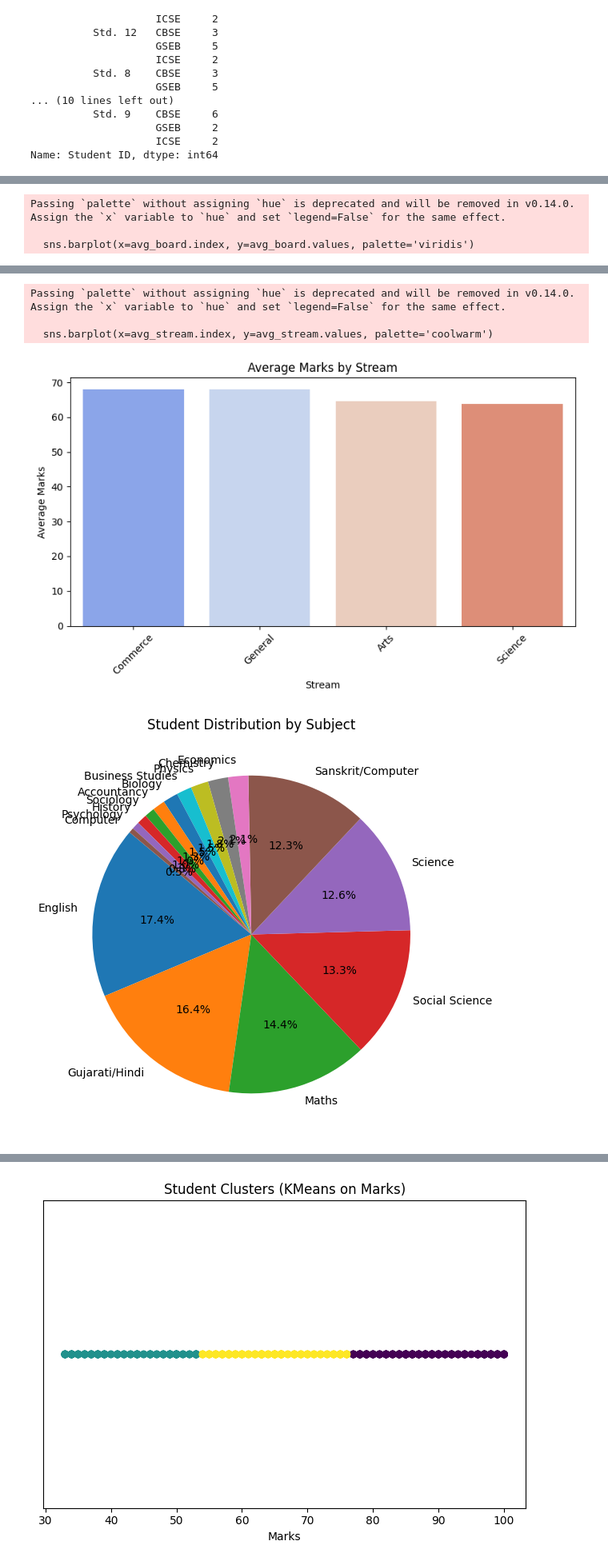
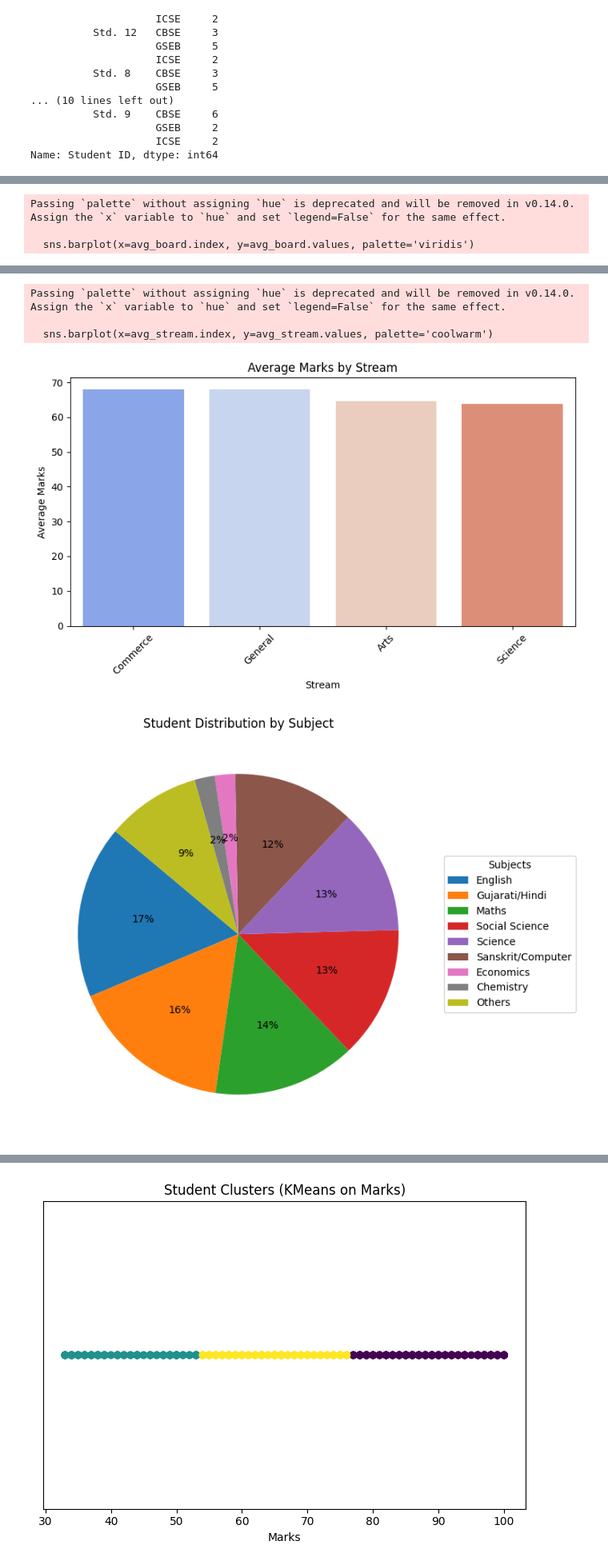
Before and after one commit to sonjaove/progg-and-DS-from-IITM, a Jupyter notebook: trial.ipynb, the cells around one changed output, grey strips where cells are left out. Shown at 80% size. Drawn from its saved outputs; the diff is of its cells as text; code cells hidden in the pictures.

Commit message:
a few plotting changes

```diff
--- a/trial.ipynb
+++ b/trial.ipynb
@@ -70,17 +70,19 @@ print("\n🔹 Missing Values:")
 print(df.isnull().sum())
 
 # Distribution of Marks
+avg_marks = df.groupby('Student ID')['Marks'].mean()
 plt.figure(figsize=(8, 5))
-sns.histplot(df['Marks'], bins=20, kde=True)
-plt.title('Distribution of Marks')
-plt.xlabel('Marks')
+sns.histplot(avg_marks, bins=20, kde=True, color='purple')
+plt.title('Distribution of Average Marks per Student')
+plt.xlabel('Average Marks')
 plt.ylabel('Frequency')
 plt.grid(True)
 plt.tight_layout()
 plt.show()
+
 # Distribution of Marks by Subject
 g = sns.FacetGrid(df, col='Subject', col_wrap=3, height=4, sharex=False, sharey=False)
-g.map_dataframe(sns.histplot, x='Marks', bins=20, kde=True, color='skyblue')
+g.map_dataframe(sns.histplot, x='Marks', bins=20, kde=True, color='maroon')
 g.set_titles('{col_name}')
 g.set_axis_labels('Marks', 'Frequency')
 for ax in g.axes.flat:
@@ -121,8 +123,16 @@ if 'Stream' in df.columns:
 
 # Pie chart: Distribution of Students by Subject
 subject_counts = df['Subject'].value_counts()
-plt.figure(figsize=(6, 6))
-plt.pie(subject_counts, labels=subject_counts.index, autopct='%1.1f%%', startangle=140)
+subject_percent = subject_counts / subject_counts.sum()
+main_subjects = subject_counts[subject_percent >= 0.02]
+others = subject_counts[subject_percent < 0.02].sum()
+if others > 0:
+    main_subjects['Others'] = others
+plt.figure(figsize=(8, 6))
+patches, texts, autotexts = plt.pie(
+    main_subjects, labels=None, autopct='%1.0f%%', startangle=140
+)
+plt.legend(patches, main_subjects.index, title="Subjects", loc="center left", bbox_to_anchor=(1, 0.5))
 plt.title('Student Distribution by Subject')
 plt.tight_layout()
 plt.show()
@@ -170,13 +180,13 @@ dtype: int64
 [figure]
 Passing `palette` without assigning `hue` is deprecated and will be removed in v0.14.0. Assign the `x` variable to `hue` and set `legend=False` for the same effect.
 
   sns.barplot(x=avg_board.index, y=avg_board.values, palette='viridis')
 [figure]
 Passing `palette` without assigning `hue` is deprecated and will be removed in v0.14.0. Assign the `x` variable to `hue` and set `legend=False` for the same effect.
 
   sns.barplot(x=avg_stream.index, y=avg_stream.values, palette='coolwarm')
 [figure]
-[figure, old version]
+[figure, new version]
 [figure]
 [figure]
 # %%
```
Also changed, not shown: parts of 1 cell of this notebook.
